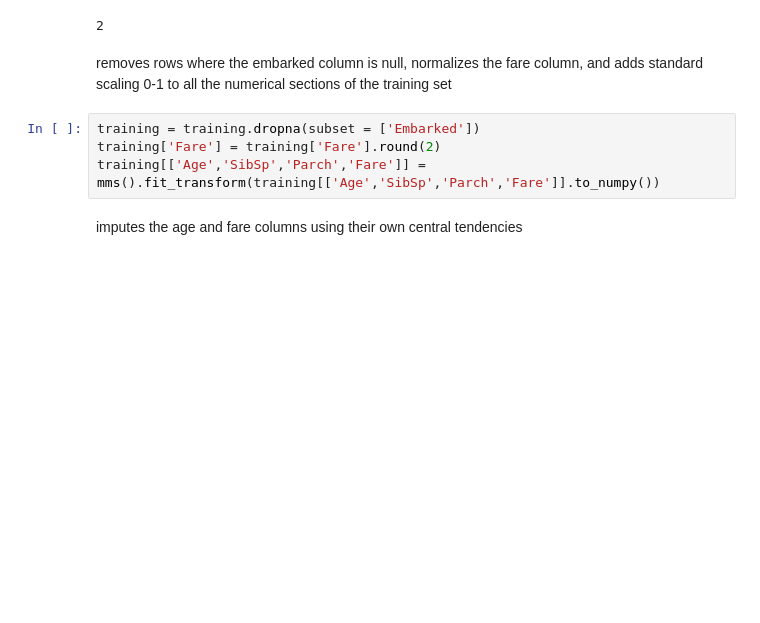
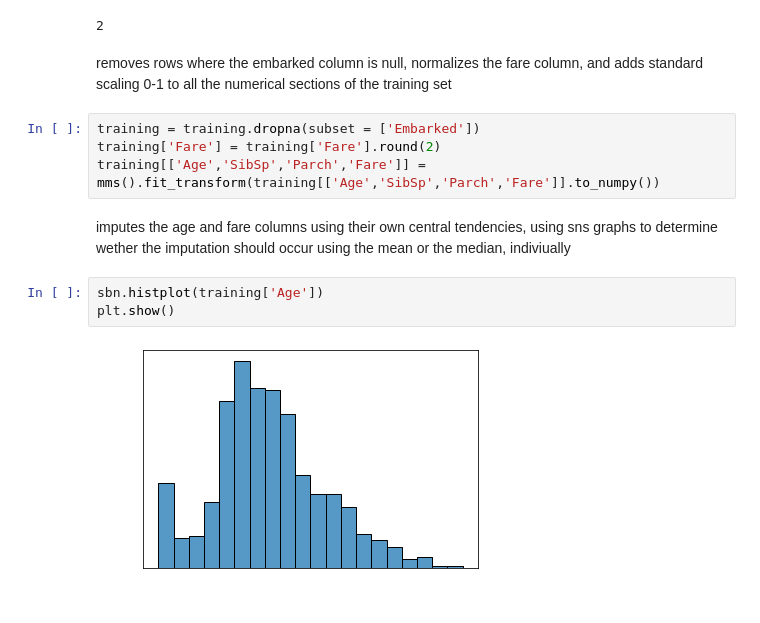
Before and after one commit to JoshMendiola/TitanicSurvivorship, a Jupyter notebook: TitanicSurvivorship.ipynb, the cells around one changed output. Cells and saved outputs as stored; diff of their text form; blank space fills up the shorter version.

```diff
--- a/TitanicSurvivorship.ipynb
+++ b/TitanicSurvivorship.ipynb
@@ -199,4 +199,9 @@ training = training.dropna(subset = ['Embarked'])
 training['Fare'] = training['Fare'].round(2)
 training[['Age','SibSp','Parch','Fare']] =  mms().fit_transform(training[['Age','SibSp','Parch','Fare']].to_numpy())
 # %% [markdown]
-imputes the age and fare columns using their own central tendencies
+imputes the age and fare columns using their own central tendencies, using sns graphs to determine wether the imputation should occur using the mean or the median, indiviually
+# %%
+sbn.histplot(training['Age'])
+plt.show()
+# %% [output]
+[figure, added]
```
Also changed, not shown: parts of 1 cell of this notebook.
